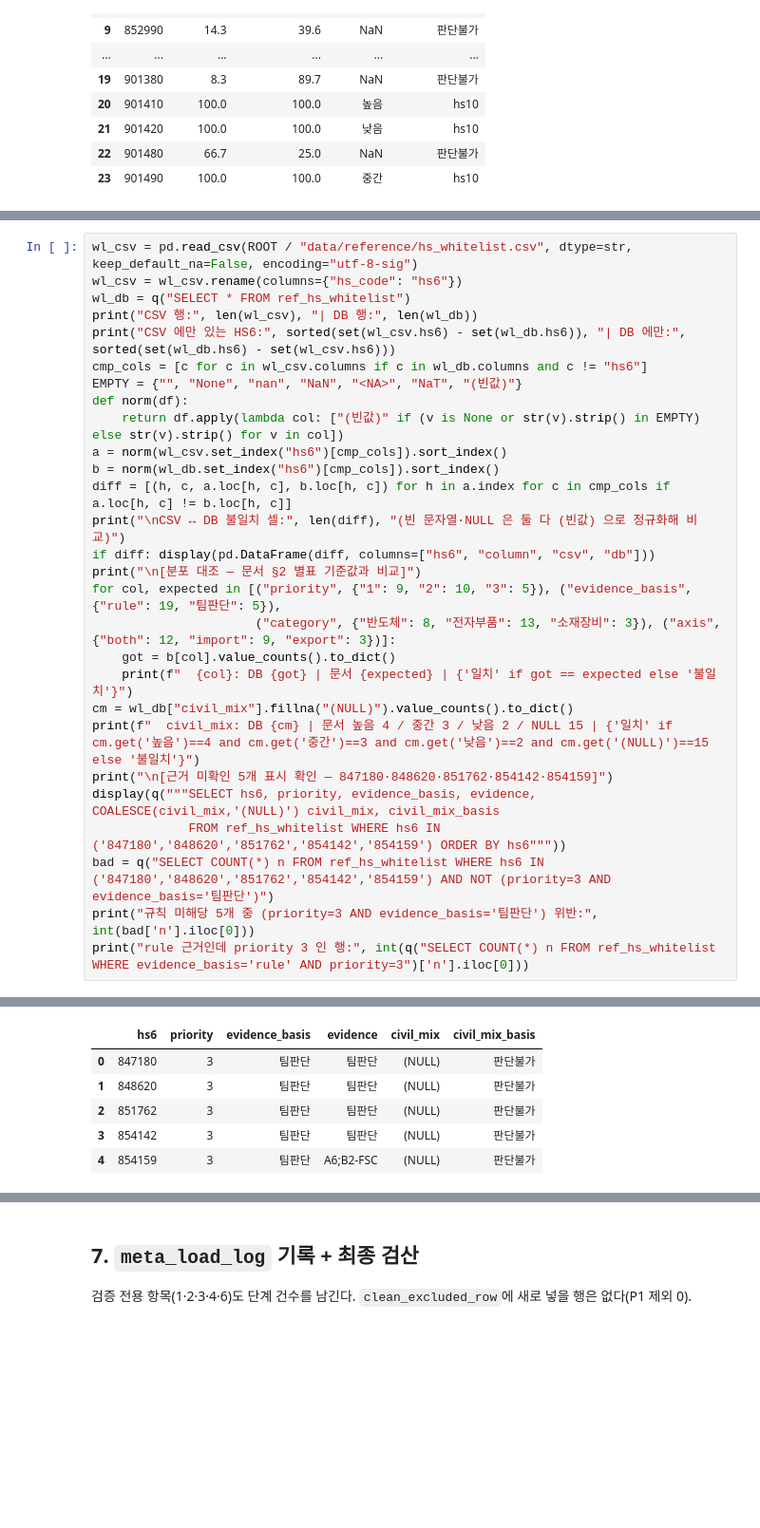
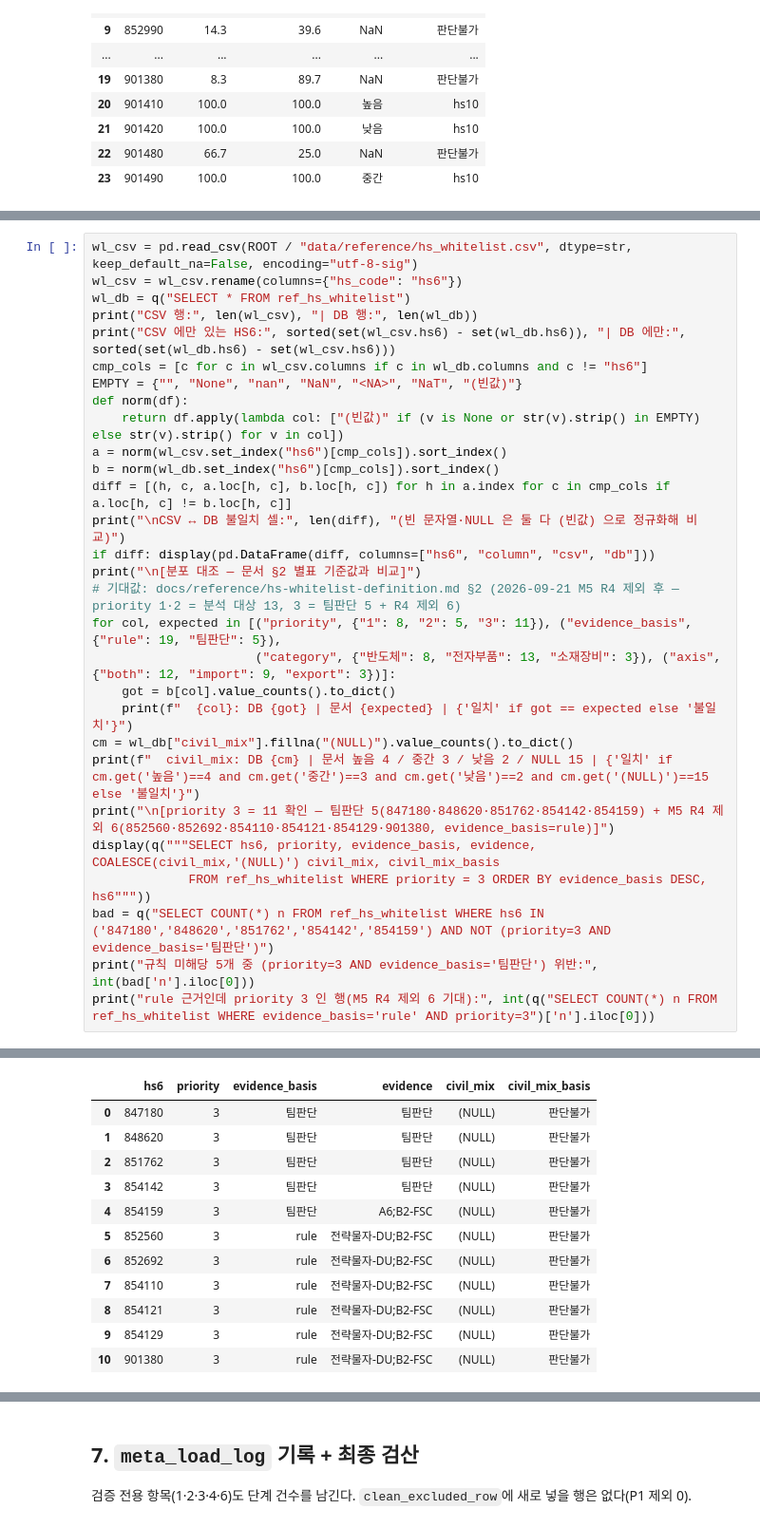
Before and after one commit to tchoco313/defense_dashboard, a Jupyter notebook: notebooks/clean_p1_customs_hs.ipynb, the cells around one changed output, grey strips where cells are left out. Shown at 95% size. Drawn from its saved outputs; the diff is of its cells as text; blank space fills up the shorter version.

```diff
--- a/notebooks/clean_p1_customs_hs.ipynb
+++ b/notebooks/clean_p1_customs_hs.ipynb
@@ -535,18 +535,19 @@ diff = [(h, c, a.loc[h, c], b.loc[h, c]) for h in a.index for c in cmp_cols if a
 print("\nCSV ↔ DB 불일치 셀:", len(diff), "(빈 문자열·NULL 은 둘 다 (빈값) 으로 정규화해 비교)")
 if diff: display(pd.DataFrame(diff, columns=["hs6", "column", "csv", "db"]))
 print("\n[분포 대조 — 문서 §2 별표 기준값과 비교]")
-for col, expected in [("priority", {"1": 9, "2": 10, "3": 5}), ("evidence_basis", {"rule": 19, "팀판단": 5}),
+# 기대값: docs/reference/hs-whitelist-definition.md §2 (2026-09-21 M5 R4 제외 후 — priority 1·2 = 분석 대상 13, 3 = 팀판단 5 + R4 제외 6)
+for col, expected in [("priority", {"1": 8, "2": 5, "3": 11}), ("evidence_basis", {"rule": 19, "팀판단": 5}),
                       ("category", {"반도체": 8, "전자부품": 13, "소재장비": 3}), ("axis", {"both": 12, "import": 9, "export": 3})]:
     got = b[col].value_counts().to_dict()
     print(f"  {col}: DB {got} | 문서 {expected} | {'일치' if got == expected else '불일치'}")
 cm = wl_db["civil_mix"].fillna("(NULL)").value_counts().to_dict()
 print(f"  civil_mix: DB {cm} | 문서 높음 4 / 중간 3 / 낮음 2 / NULL 15 | {'일치' if cm.get('높음')==4 and cm.get('중간')==3 and cm.get('낮음')==2 and cm.get('(NULL)')==15 else '불일치'}")
-print("\n[근거 미확인 5개 표시 확인 — 847180·848620·851762·854142·854159]")
+print("\n[priority 3 = 11 확인 — 팀판단 5(847180·848620·851762·854142·854159) + M5 R4 제외 6(852560·852692·854110·854121·854129·901380, evidence_basis=rule)]")
 display(q("""SELECT hs6, priority, evidence_basis, evidence, COALESCE(civil_mix,'(NULL)') civil_mix, civil_mix_basis
-             FROM ref_hs_whitelist WHERE hs6 IN ('847180','848620','851762','854142','854159') ORDER BY hs6"""))
+             FROM ref_hs_whitelist WHERE priority = 3 ORDER BY evidence_basis DESC, hs6"""))
 bad = q("SELECT COUNT(*) n FROM ref_hs_whitelist WHERE hs6 IN ('847180','848620','851762','854142','854159') AND NOT (priority=3 AND evidence_basis='팀판단')")
 print("규칙 미해당 5개 중 (priority=3 AND evidence_basis='팀판단') 위반:", int(bad['n'].iloc[0]))
-print("rule 근거인데 priority 3 인 행:", int(q("SELECT COUNT(*) n FROM ref_hs_whitelist WHERE evidence_basis='rule' AND priority=3")['n'].iloc[0]))
+print("rule 근거인데 priority 3 인 행(M5 R4 제외 6 기대):", int(q("SELECT COUNT(*) n FROM ref_hs_whitelist WHERE evidence_basis='rule' AND priority=3")['n'].iloc[0]))
 # %% [output]
 CSV 행: 24 | DB 행: 24
 CSV 에만 있는 HS6: [] | DB 에만: []
@@ -564,7 +565,13 @@ CSV ↔ DB 불일치 셀: 0 (빈 문자열·NULL 은 둘 다 (빈값) 으로 정
 |  | hs6 | priority | evidence_basis | evidence | civil_mix | civil_mix_basis |
 | 0 | 847180 | 3 | 팀판단 | 팀판단 | (NULL) | 판단불가 |
 | 1 | 848620 | 3 | 팀판단 | 팀판단 | (NULL) | 판단불가 |
 | 2 | 851762 | 3 | 팀판단 | 팀판단 | (NULL) | 판단불가 |
 | 3 | 854142 | 3 | 팀판단 | 팀판단 | (NULL) | 판단불가 |
 | 4 | 854159 | 3 | 팀판단 | A6;B2-FSC | (NULL) | 판단불가 |
+| 5 | 852560 | 3 | rule | 전략물자-DU;B2-FSC | (NULL) | 판단불가 |
+| 6 | 852692 | 3 | rule | 전략물자-DU;B2-FSC | (NULL) | 판단불가 |
+| 7 | 854110 | 3 | rule | 전략물자-DU;B2-FSC | (NULL) | 판단불가 |
+| 8 | 854121 | 3 | rule | 전략물자-DU;B2-FSC | (NULL) | 판단불가 |
+| 9 | 854129 | 3 | rule | 전략물자-DU;B2-FSC | (NULL) | 판단불가 |
+| 10 | 901380 | 3 | rule | 전략물자-DU;B2-FSC | (NULL) | 판단불가 |
 규칙 미해당 5개 중 (priority=3 AND evidence_basis='팀판단') 위반: 0
```
Also changed, not shown: parts of 4 cells of this notebook, 3 other files.
